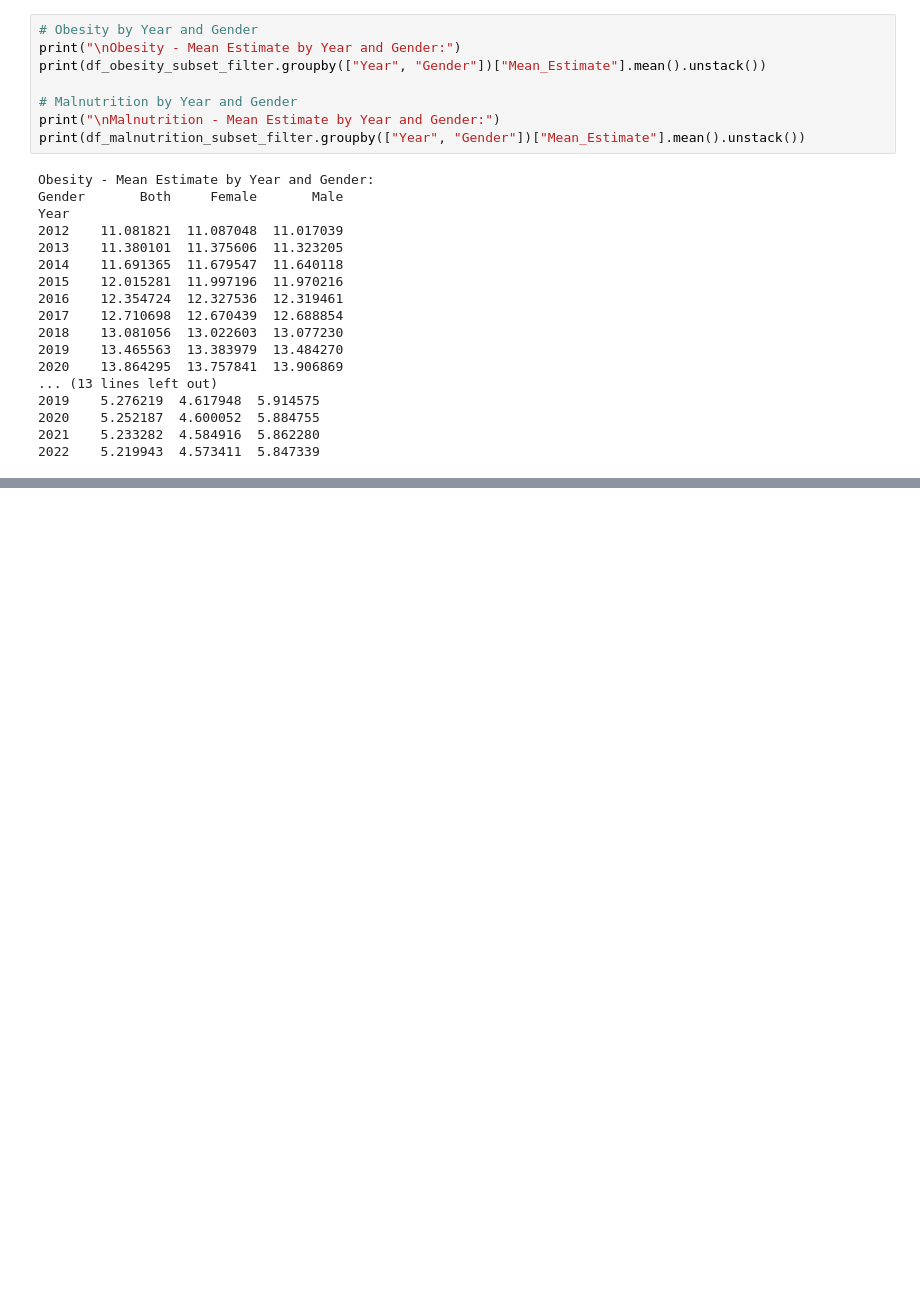
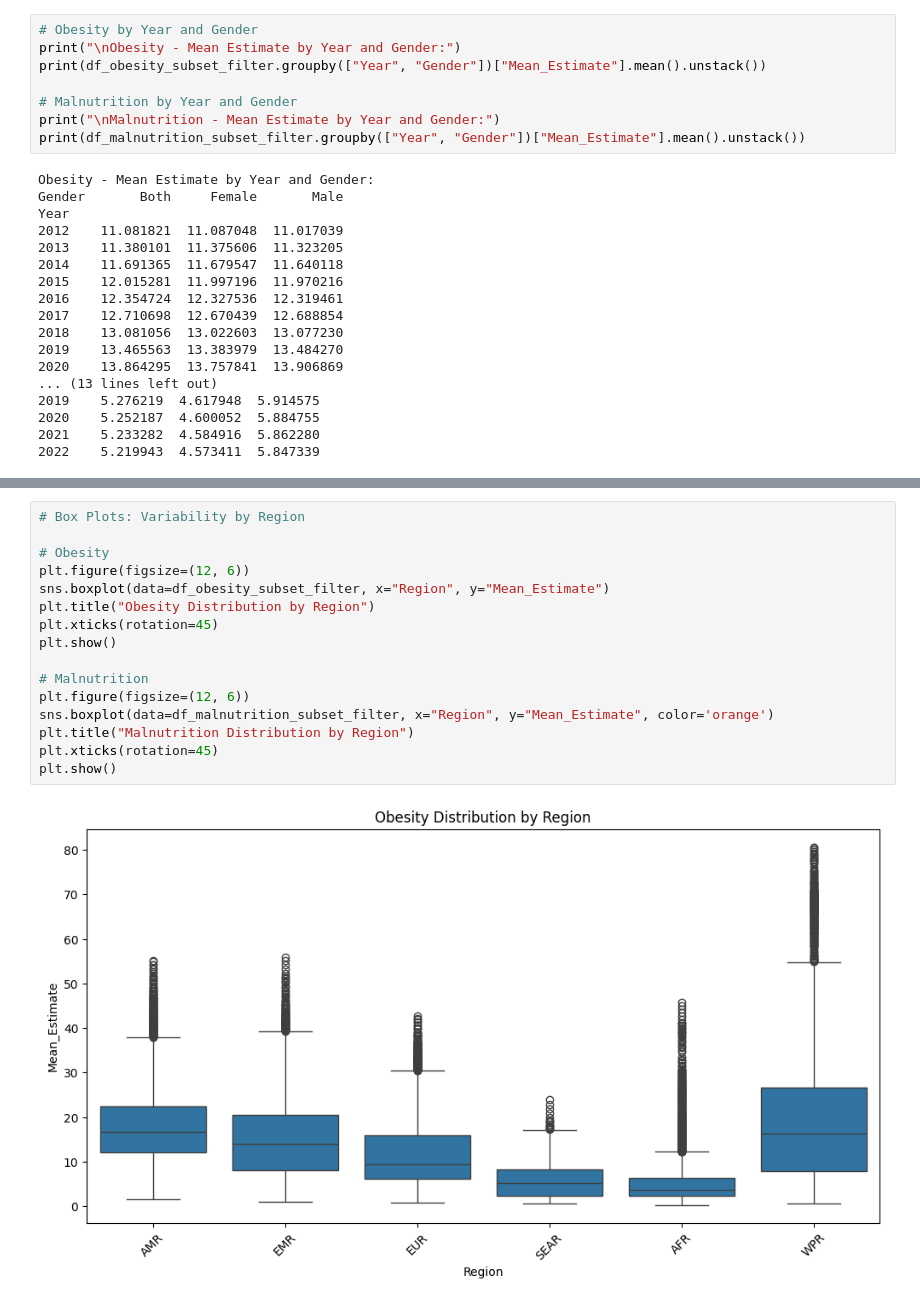
Before and after one commit to ArunK-ML/Project---Nutrition-Paradox-A-Global-View-on-Obesity-and-Malnutrition, a Jupyter notebook: Nutrition_Paradox1.ipynb, the cells around one changed output, grey strips where cells are left out. Saved outputs shown, nothing was run; the diff lists cells and outputs as text; blank space fills up the shorter version.

```diff
--- a/Nutrition_Paradox1.ipynb
+++ b/Nutrition_Paradox1.ipynb
@@ -469,0 +514,18 @@ plt.show()
+# %%
+# Box Plots: Variability by Region
+
+# Obesity
+plt.figure(figsize=(12, 6))
+sns.boxplot(data=df_obesity_subset_filter, x="Region", y="Mean_Estimate")
+plt.title("Obesity Distribution by Region")
+plt.xticks(rotation=45)
+plt.show()
+
+# Malnutrition
+plt.figure(figsize=(12, 6))
+sns.boxplot(data=df_malnutrition_subset_filter, x="Region", y="Mean_Estimate", color='orange')
+plt.title("Malnutrition Distribution by Region")
+plt.xticks(rotation=45)
+plt.show()
+# %% [output]
+[figure, added]
```
Also changed, not shown: parts of 18 cells of this notebook.
